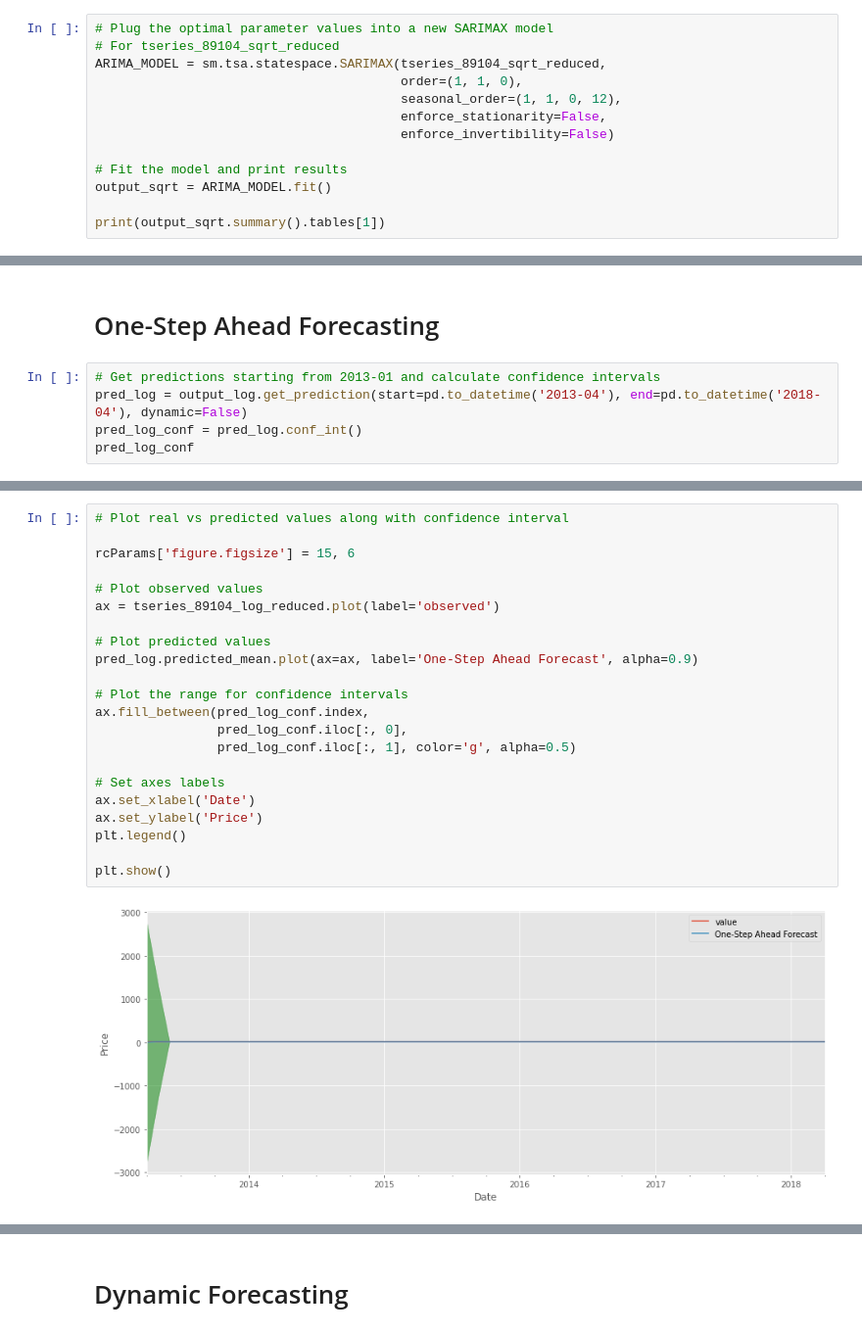
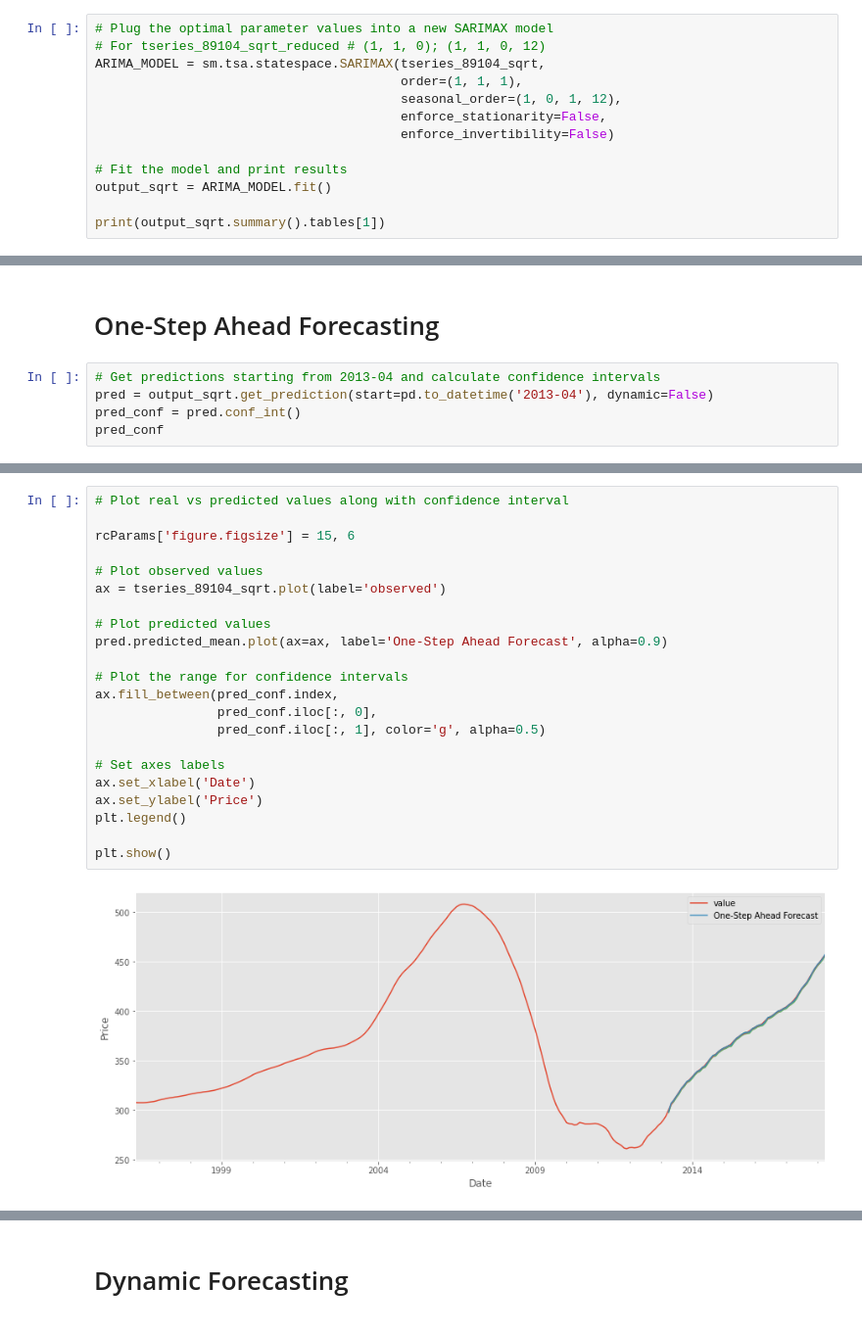
Before and after one commit to jbenedito99/Zipcode-Time-Series-Modeling, a Jupyter notebook: time-series/notebook.ipynb, the cells around one changed output, grey strips where cells are left out. Shown at 98% size. Saved outputs shown, nothing was run; the diff lists cells and outputs as text.

Commit message:
Worked more on ARIMA modeling and forecasting

```diff
--- a/time-series/notebook.ipynb
+++ b/time-series/notebook.ipynb
@@ -639,9 +636,9 @@ Based on the numbers for <b>pdq</b> and <b>pdqs</b> selected by our grid search,
 # %%
 # Plug the optimal parameter values into a new SARIMAX model
-# For tseries_89104_sqrt_reduced
-ARIMA_MODEL = sm.tsa.statespace.SARIMAX(tseries_89104_sqrt_reduced,
-                                        order=(1, 1, 0),
-                                        seasonal_order=(1, 1, 0, 12),
+# For tseries_89104_sqrt_reduced # (1, 1, 0); (1, 1, 0, 12)
+ARIMA_MODEL = sm.tsa.statespace.SARIMAX(tseries_89104_sqrt,
+                                        order=(1, 1, 1),
+                                        seasonal_order=(1, 0, 1, 12),
                                         enforce_stationarity=False,
                                         enforce_invertibility=False)
 
@@ -676,9 +752,9 @@ Now that we've deemed the fit of the model to be satisfactory, we can validate t
 # %% [markdown]
 # One-Step Ahead Forecasting
 # %%
-# Get predictions starting from 2013-01 and calculate confidence intervals
-pred_log = output_log.get_prediction(start=pd.to_datetime('2013-04'), end=pd.to_datetime('2018-04'), dynamic=False)
-pred_log_conf = pred_log.conf_int()
-pred_log_conf
+# Get predictions starting from 2013-04 and calculate confidence intervals
+pred = output_sqrt.get_prediction(start=pd.to_datetime('2013-04'), dynamic=False)
+pred_conf = pred.conf_int()
+pred_conf
 # %% [output]
 |  | lower value | upper value |
@@ -697,26 +773,26 @@ pred_log_conf
 # %%
 # Plot real vs predicted values along with confidence interval
 
 rcParams['figure.figsize'] = 15, 6
 
 # Plot observed values
-ax = tseries_89104_log_reduced.plot(label='observed')
+ax = tseries_89104_sqrt.plot(label='observed')
 
 # Plot predicted values
-pred_log.predicted_mean.plot(ax=ax, label='One-Step Ahead Forecast', alpha=0.9)
+pred.predicted_mean.plot(ax=ax, label='One-Step Ahead Forecast', alpha=0.9)
 
 # Plot the range for confidence intervals
-ax.fill_between(pred_log_conf.index,
-                pred_log_conf.iloc[:, 0],
-                pred_log_conf.iloc[:, 1], color='g', alpha=0.5)
+ax.fill_between(pred_conf.index,
+                pred_conf.iloc[:, 0],
+                pred_conf.iloc[:, 1], color='g', alpha=0.5)
 
 # Set axes labels
 ax.set_xlabel('Date')
 ax.set_ylabel('Price')
 plt.legend()
 
 plt.show()
 # %% [output]
-[figure, old version]
+[figure, new version]
 # %%
 # Get the real and predicted values
```
Also changed, not shown: parts of 30 cells of this notebook.
